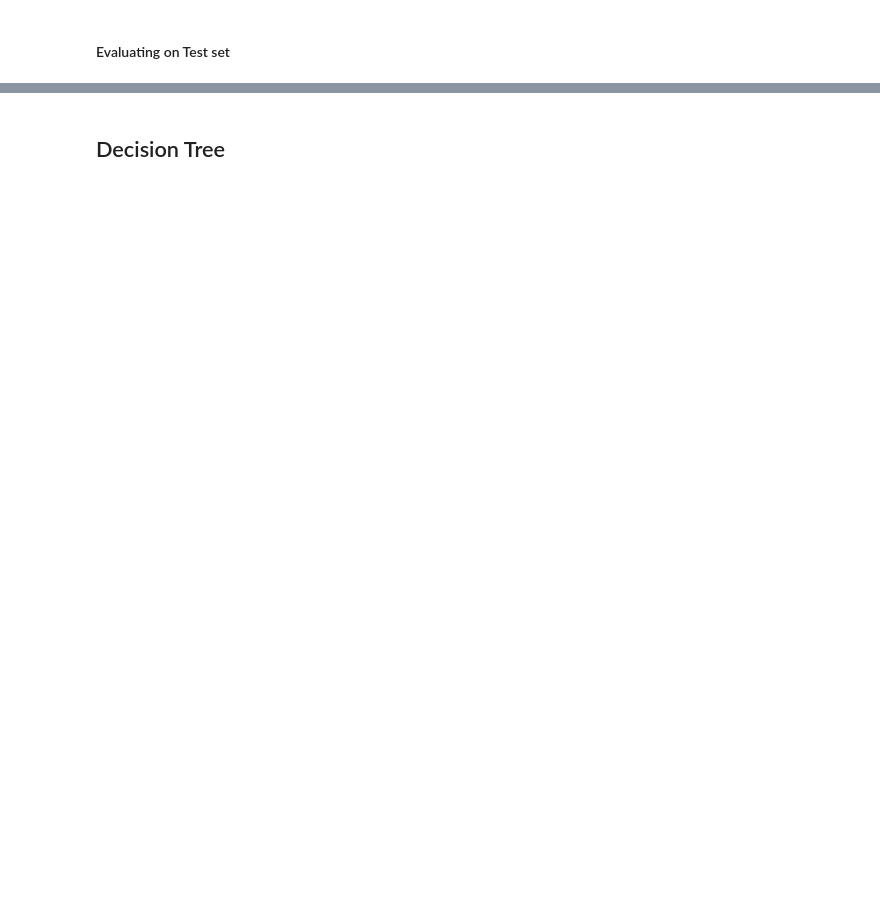
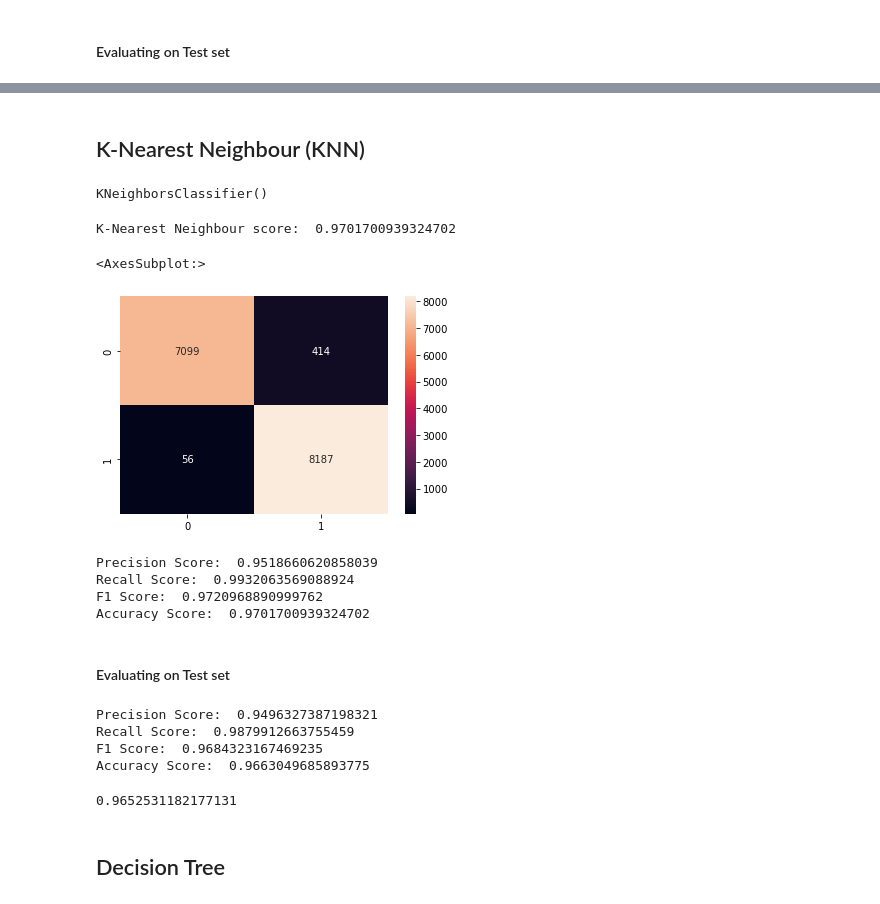
Before and after one commit to marios-tyrovolas/Information-Flow-Based-Fuzzy-Cognitive-Maps-with-Enhanced-Interpretability, a Jupyter notebook: Training and Evaluating other ML models_AI4I_2020.ipynb, the cells around one changed output, grey strips where cells are left out. Drawn from its saved outputs; the diff is of its cells as text; code cells hidden in the pictures; blank space fills up the shorter version.

```diff
--- a/Training and Evaluating other ML models_AI4I_2020.ipynb
+++ b/Training and Evaluating other ML models_AI4I_2020.ipynb
@@ -106 +130,62 @@ acc_list.append(metrics.accuracy_score(y_test, Predicted_classes))
 auc_list.append(auc_fcm)
+# %% [markdown]
+## K-Nearest Neighbour (KNN)
+# %%
+from sklearn.neighbors import KNeighborsClassifier
+knn = KNeighborsClassifier()
+knn.fit(X_train, y_train.values.ravel())
+# %% [output]
+KNeighborsClassifier()
+# %%
+#Predict the response for train dataset
+y_train_pred_knn = knn.predict(X_train)
+
+print("K-Nearest Neighbour score: ",knn.score(X_train, y_train))
+# %% [output]
+K-Nearest Neighbour score:  0.9701700939324702
+# %%
+from sklearn.metrics import confusion_matrix
+
+confusion_matrix(y_train, y_train_pred_knn)
+sns.heatmap(confusion_matrix(y_train, y_train_pred_knn), annot=True,fmt='d')
+# %% [output]
+<AxesSubplot:>
+[figure, added]
+# %%
+#Performance measures for training dataset
+
+from sklearn.metrics import precision_score, recall_score,f1_score,accuracy_score
+print("Precision Score: ",precision_score(y_train,y_train_pred_knn))
+print("Recall Score: ",recall_score(y_train, y_train_pred_knn))
+print("F1 Score: ",f1_score(y_train, y_train_pred_knn))
+print("Accuracy Score: ",accuracy_score(y_train, y_train_pred_knn))
+# %% [output]
+Precision Score:  0.9518660620858039
+Recall Score:  0.9932063569088924
+F1 Score:  0.9720968890999762
+Accuracy Score:  0.9701700939324702
+# %% [markdown]
+#### Evaluating on Test set
+# %%
+from sklearn.metrics import precision_score, recall_score,f1_score,accuracy_score
+
+#Predict the response for test dataset
+y_test_pred_knn = knn.predict(X_test)
+
+
+print("Precision Score: ",precision_score(y_test, y_test_pred_knn))
+print("Recall Score: ",recall_score(y_test, y_test_pred_knn))
+print("F1 Score: ",f1_score(y_test, y_test_pred_knn))
+print("Accuracy Score: ",accuracy_score(y_test, y_test_pred_knn))
+# %% [output]
+Precision Score:  0.9496327387198321
+Recall Score:  0.9879912663755459
+F1 Score:  0.9684323167469235
+Accuracy Score:  0.9663049685893775
+# %%
+from sklearn import metrics
+#calculate AUC of model
+auc_knn = metrics.roc_auc_score(y_test, y_test_pred_knn)
+print(auc_knn)
+# %% [output]
+0.9652531182177131
```
Also changed, not shown: parts of 67 cells of this notebook.
